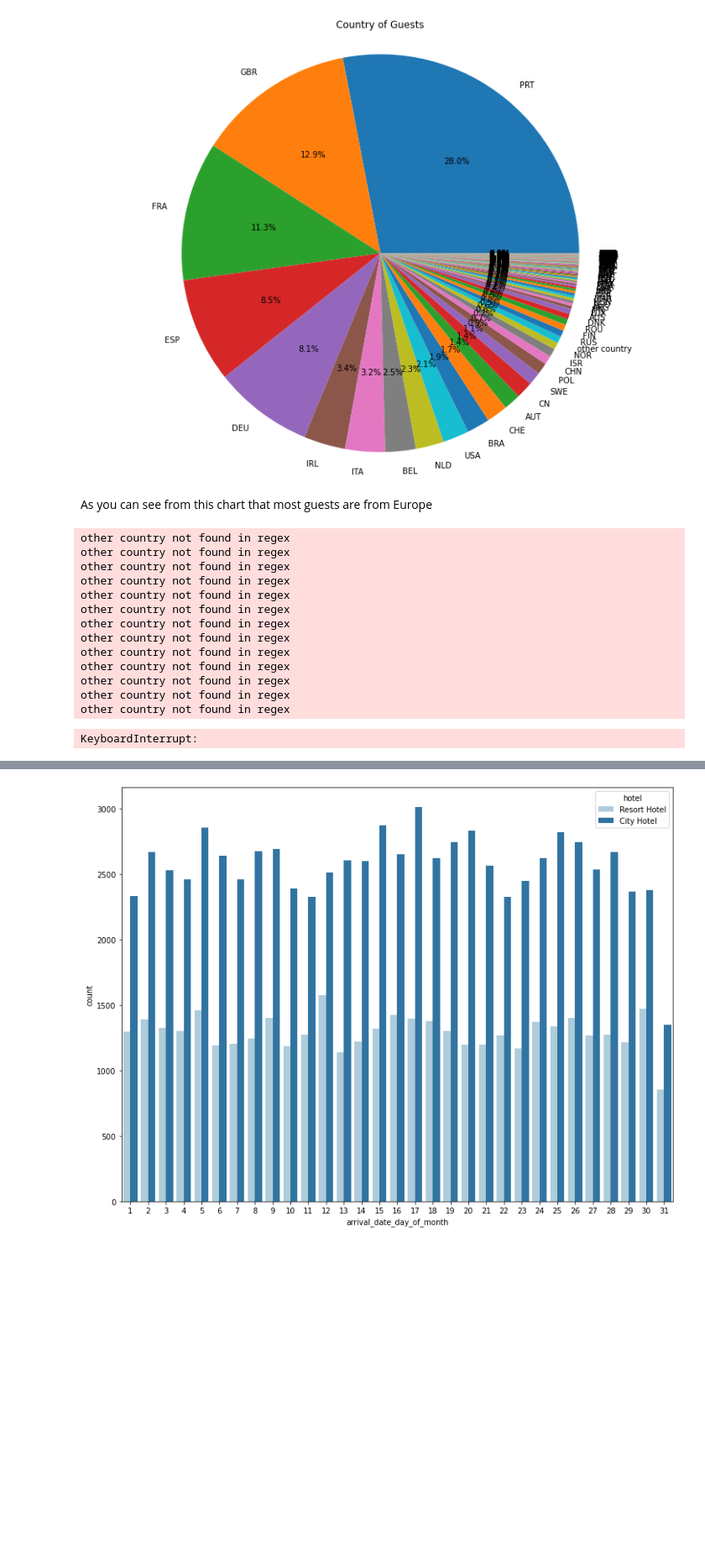
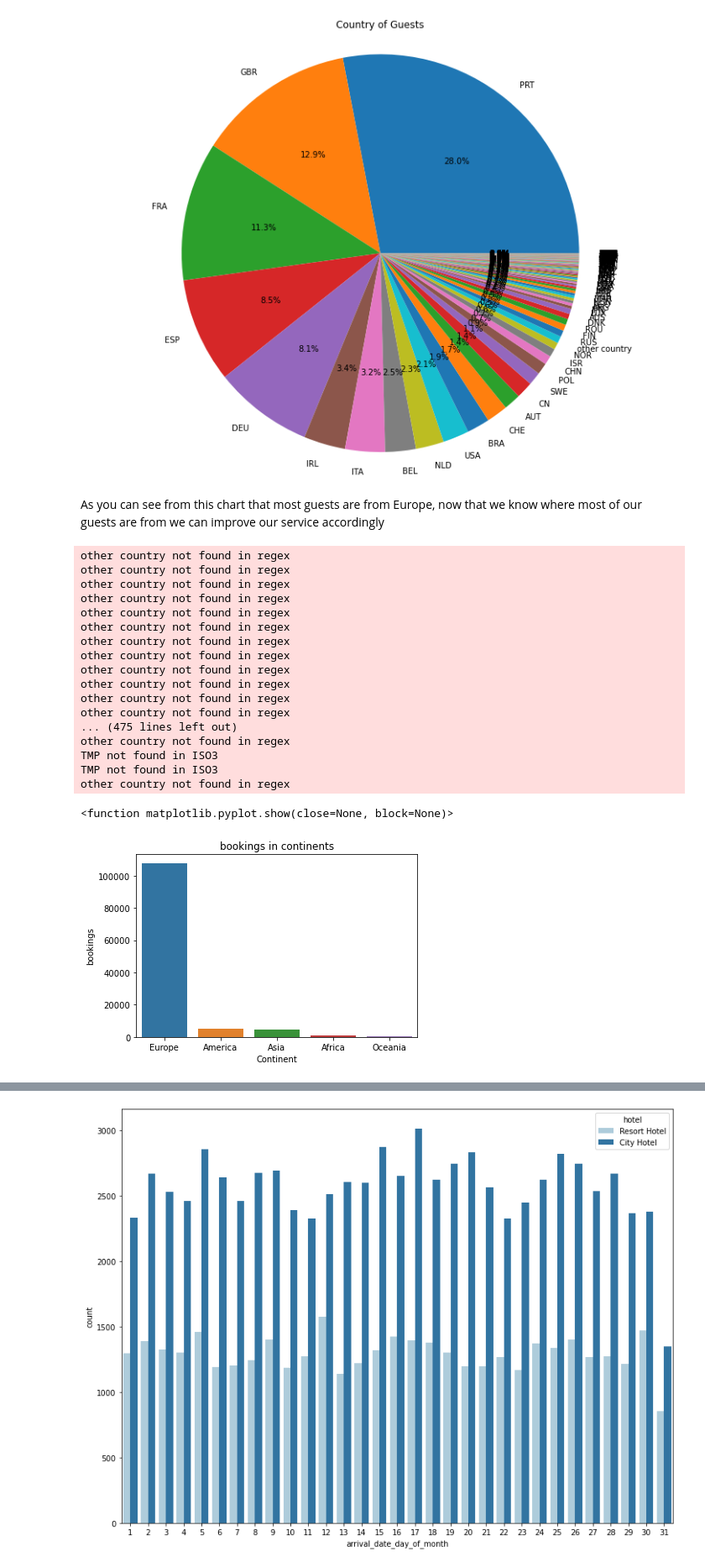
Before and after one commit to abdallahakrab/Hotel-Booking-Analysis, a Jupyter notebook: Visualizations.ipynb, the cells around one changed output, grey strips where cells are left out. Shown at 84% size. Drawn from its saved outputs; the diff is of its cells as text; code cells hidden in the pictures; blank space fills up the shorter version.

```diff
--- a/Visualizations.ipynb
+++ b/Visualizations.ipynb
@@ -110,37 +111,39 @@ plt.show()
 # %% [output]
 [figure]
 # %% [markdown]
-As you can see from this chart that most guests are from Europe
+As you can see from this chart that most guests are from Europe, now that we know where most of our guests are from we can
+improve our service accordingly
 # %%
+d1 = data
+d1 =
 cc = coco.CountryConverter()
 continents = []
 for index, row in data.iterrows():
 
     continent = cc.convert([row.country], to='continent')
     continents.append(continent)
 cont_df = pd.DataFrame(continents, columns=['continent'])
 bookings = pd.concat([data, cont_df], 1)
 cont_df.head()
 
 bookings = pd.concat([data, cont_df], 1)
-
-sns.countplot(x='continent', data=bookings,order = bookings['continent'].value_counts().head(5).index)
-plt.xlabel("Continent")
-plt.ylabel("bookings")
-plt.title("bookings in continents")
-plt.show
 # %% [output]
 other country not found in regex
 other country not found in regex
 other country not found in regex
 other country not found in regex
 other country not found in regex
 other country not found in regex
 other country not found in regex
 other country not found in regex
 other country not found in regex
 other country not found in regex
 other country not found in regex
 other country not found in regex
+... (475 lines left out)
 other country not found in regex
+TMP not found in ISO3
+TMP not found in ISO3
+other country not found in regex
-KeyboardInterrupt:
+<function matplotlib.pyplot.show(close=None, block=None)>
+[figure, added]
```
Also changed, not shown: parts of 48 cells of this notebook.
